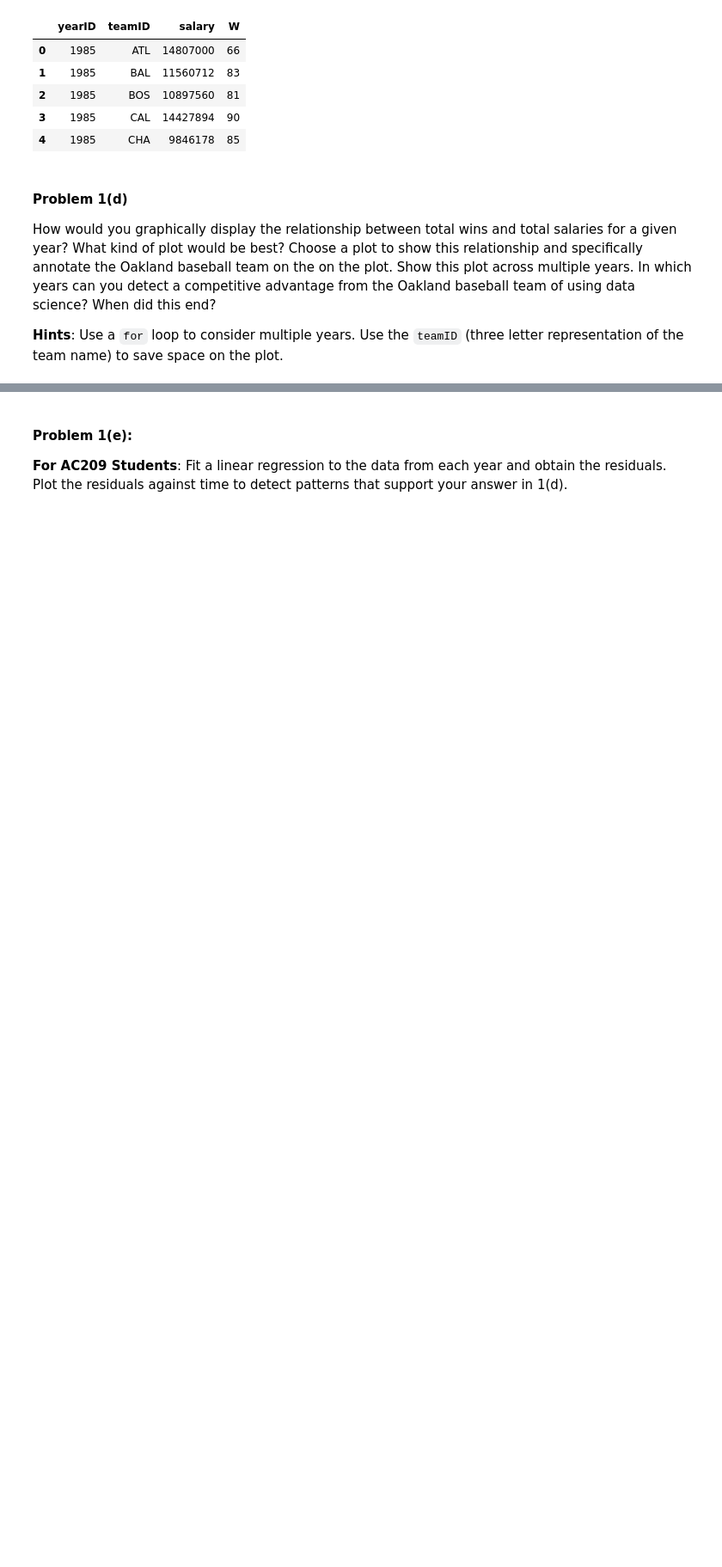
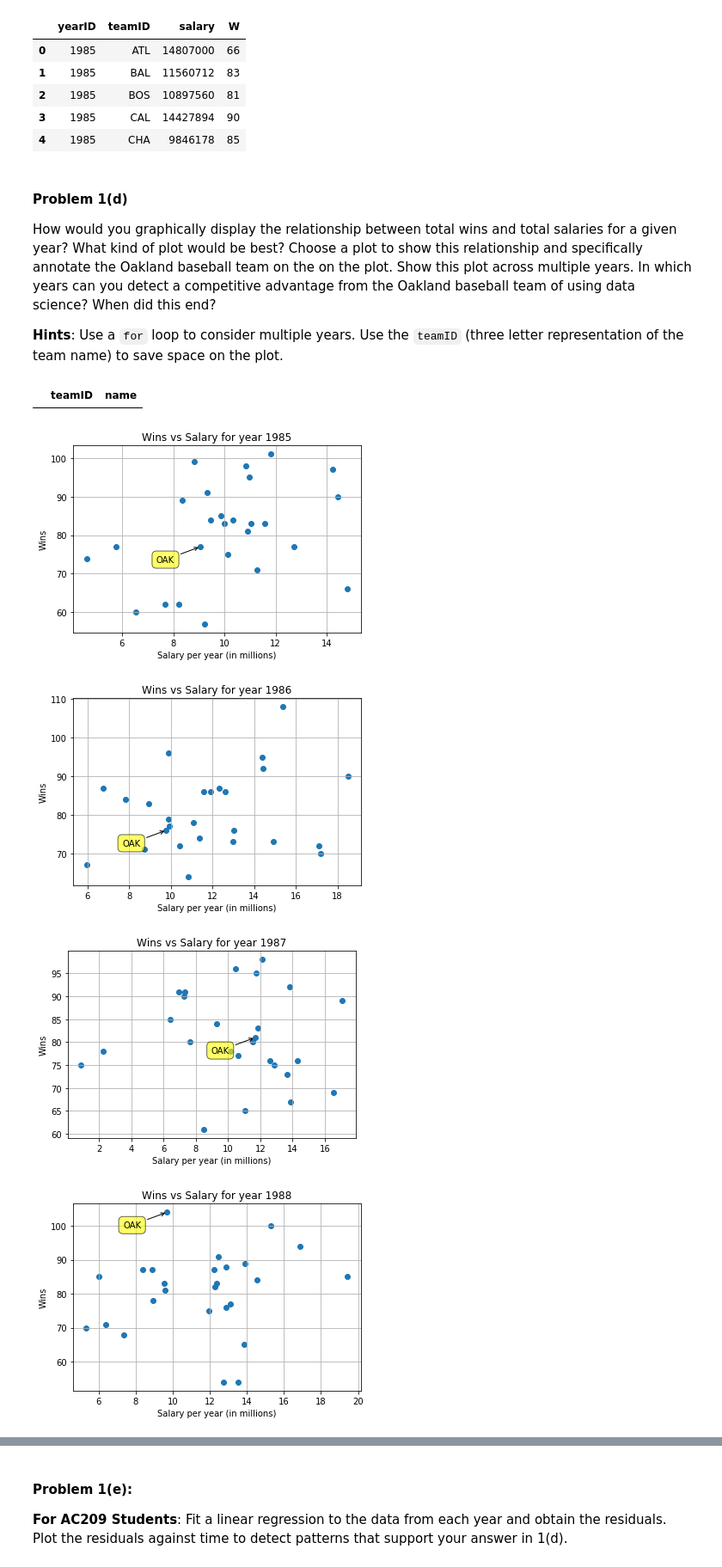
Before and after one commit to suicideBomber1/CS-109, a Jupyter notebook: HW1/HW1.ipynb, the cells around one changed output, grey strips where cells are left out. Shown: that part at 86% size. Drawn from its saved outputs; the diff is of its cells as text; code cells hidden in the pictures; blank space fills up the shorter version.

```diff
--- a/HW1/HW1.ipynb
+++ b/HW1/HW1.ipynb
@@ -167,0 +166,28 @@ How would you graphically display the relationship between total wins and total
+# %%
+TeamsName = pd.read_csv('./lahman-csv_2014-02-14/Teams.csv')[['teamID', 'name']]
+TeamsName[TeamsName.teamID == 'OAK ']
+# %% [output]
+|  | teamID | name |
+# %%
+#your code here
+# All the years in the data
+years = np.unique(np.array(merged_df.yearID))
+teamName= 'OAK'
+for year in years:
+    df = merged_df[merged_df.yearID == year]
+    plt.scatter(df.salary/1e6, df.W)
+    plt.xlim
+    plt.ylabel('Wins')
+    plt.xlabel('Salary per year (in millions)')
+    plt.title('Wins vs Salary for year ' + str(year))
+    plt.grid()
+    plt.annotate('OAK', xy=(df['salary'][df.teamID=='OAK']/1e6, df['W'][df.teamID=='OAK']),
+    xytext = (-30, -20), textcoords='offset points', ha = 'right', va = 'bottom',
+            bbox = dict(boxstyle = 'round,pad=0.5', fc = 'yellow', alpha = 0.6),
+            arrowprops = dict(arrowstyle = '->', facecolor = 'black' , connectionstyle = 'arc3,rad=0'))
+    plt.show()
+# %% [output]
+[figure, added]
+[figure, added]
+[figure, added]
+[figure, added]
```
Also changed, not shown: parts of 11 cells of this notebook.
